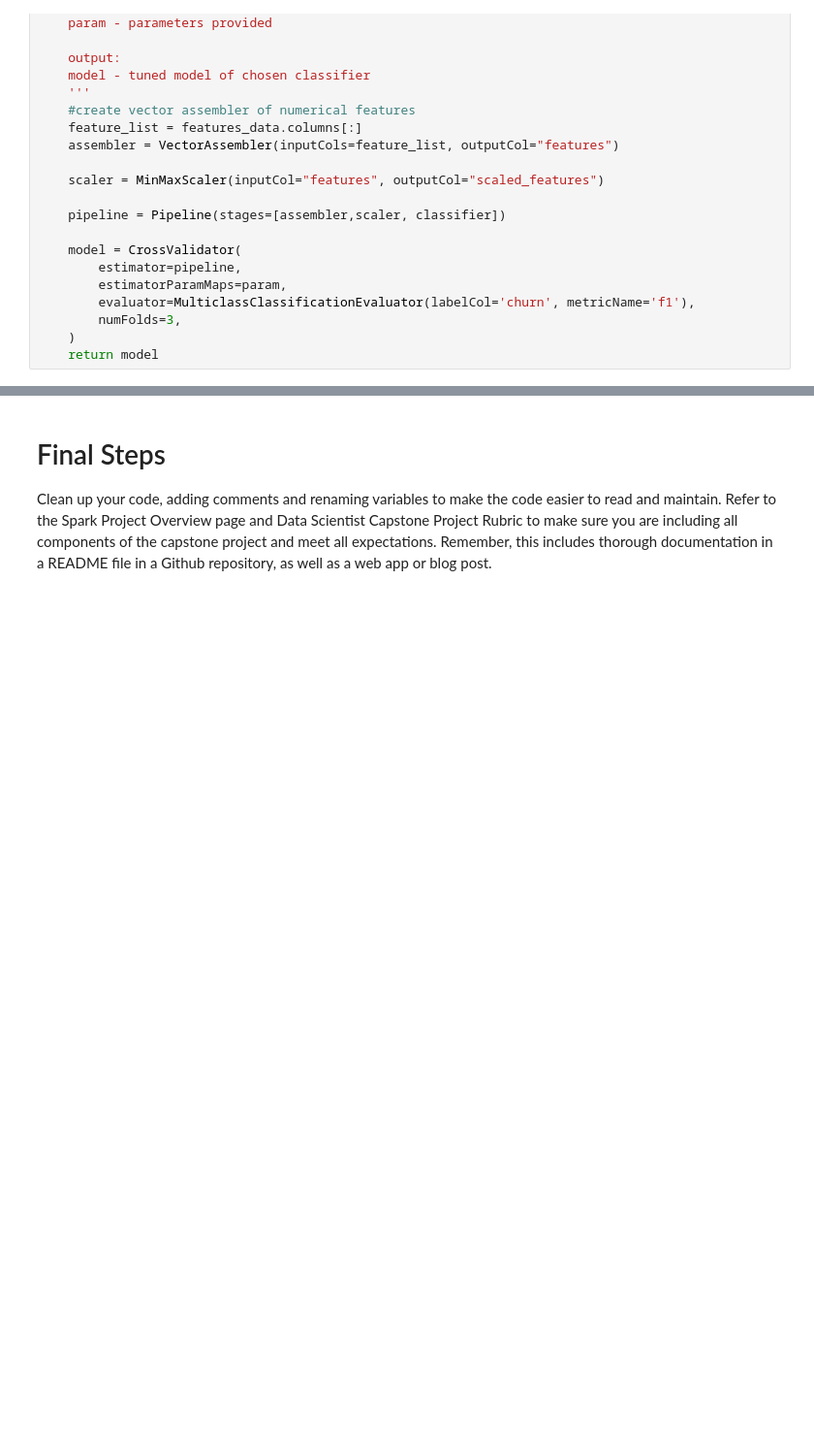
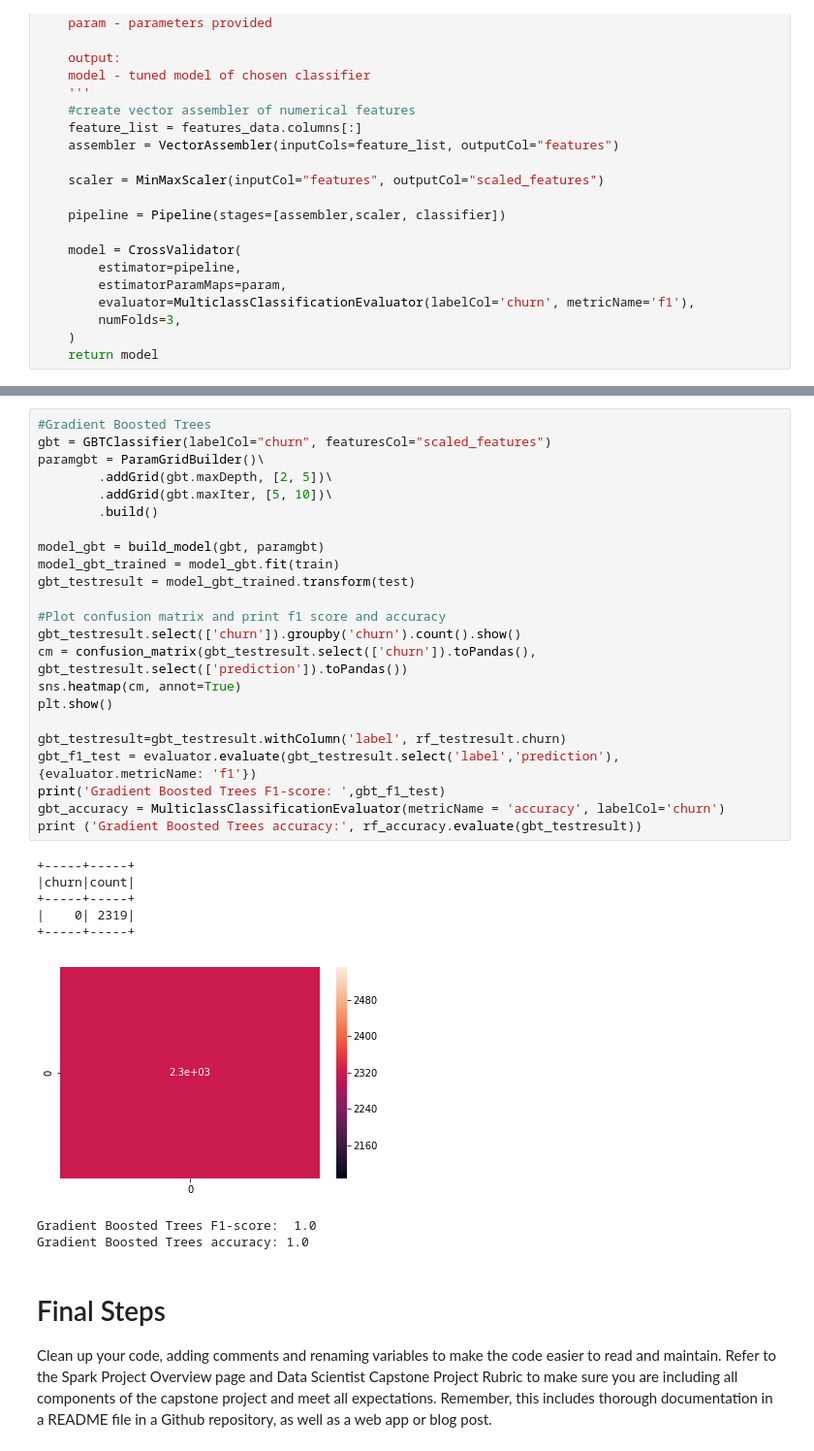
Before and after one commit to Sw-github01/Project-4, a Jupyter notebook: Sparkify.ipynb, the cells around one changed output, grey strips where cells are left out. Shown at 97% size. Drawn from its saved outputs; the diff is of its cells as text; blank space fills up the shorter version.

```diff
--- a/Sparkify.ipynb
+++ b/Sparkify.ipynb
@@ -836,3 +888,35 @@ Py4JJavaError: An error occurred while calling o17879.fit.
+# %%
+#Gradient Boosted Trees
+gbt = GBTClassifier(labelCol="churn", featuresCol="scaled_features")
+paramgbt = ParamGridBuilder()\
+        .addGrid(gbt.maxDepth, [2, 5])\
+        .addGrid(gbt.maxIter, [5, 10])\
+        .build()
+
+model_gbt = build_model(gbt, paramgbt)
+model_gbt_trained = model_gbt.fit(train)
+gbt_testresult = model_gbt_trained.transform(test)
+
+#Plot confusion matrix and print f1 score and accuracy
+gbt_testresult.select(['churn']).groupby('churn').count().show()
+cm = confusion_matrix(gbt_testresult.select(['churn']).toPandas(), gbt_testresult.select(['prediction']).toPandas())
+sns.heatmap(cm, annot=True)
+plt.show()
+
+gbt_testresult=gbt_testresult.withColumn('label', rf_testresult.churn)
+gbt_f1_test = evaluator.evaluate(gbt_testresult.select('label','prediction'),{evaluator.metricName: 'f1'})
+print('Gradient Boosted Trees F1-score: ',gbt_f1_test)
+gbt_accuracy = MulticlassClassificationEvaluator(metricName = 'accuracy', labelCol='churn')
+print ('Gradient Boosted Trees accuracy:', rf_accuracy.evaluate(gbt_testresult))
+# %% [output]
++-----+-----+
+|churn|count|
++-----+-----+
+|    0| 2319|
++-----+-----+
+[figure, added]
+Gradient Boosted Trees F1-score:  1.0
+Gradient Boosted Trees accuracy: 1.0
 # %% [markdown]
 # Final Steps
 Clean up your code, adding comments and renaming variables to make the code easier to read and maintain. Refer to the Spark Project Overview page and Data Scientist Capstone Project Rubric to make sure you are including all components of the capstone project and meet all expectations. Remember, this includes thorough documentation in a README file in a Github repository, as well as a web app or blog post.
```
Also changed, not shown: parts of 8 cells of this notebook.
